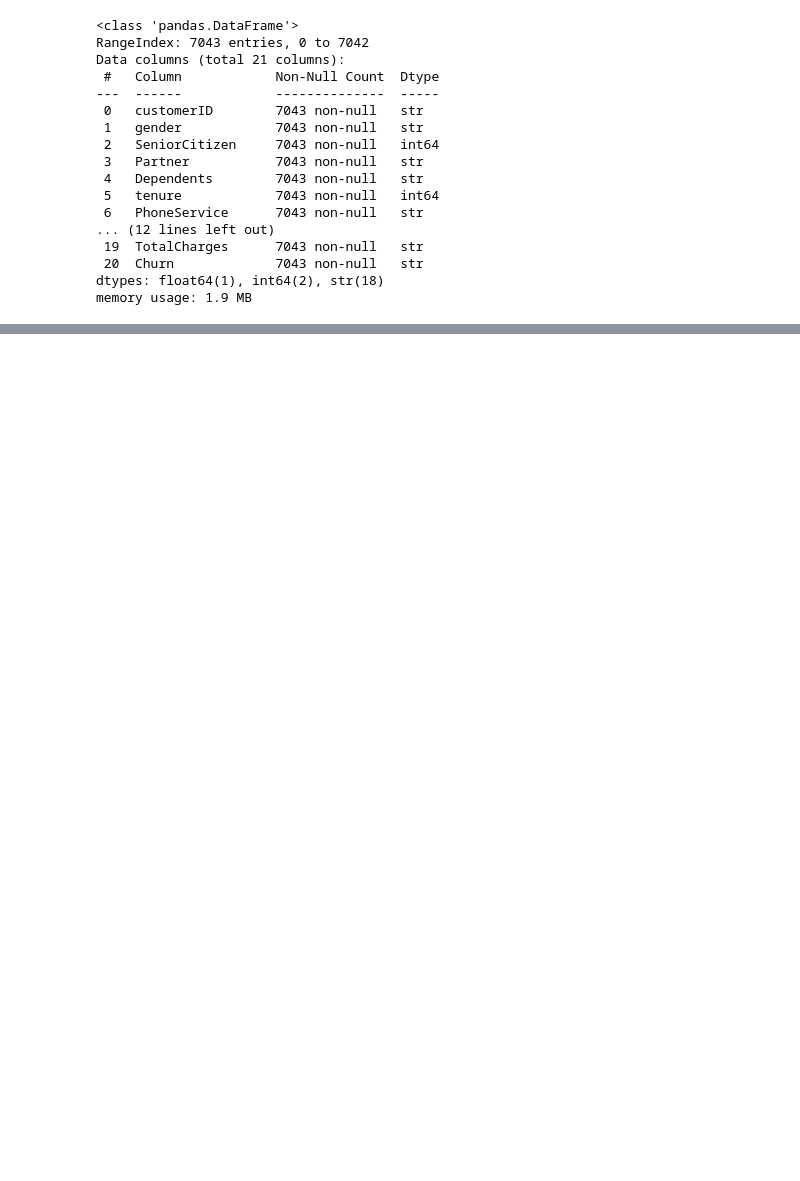
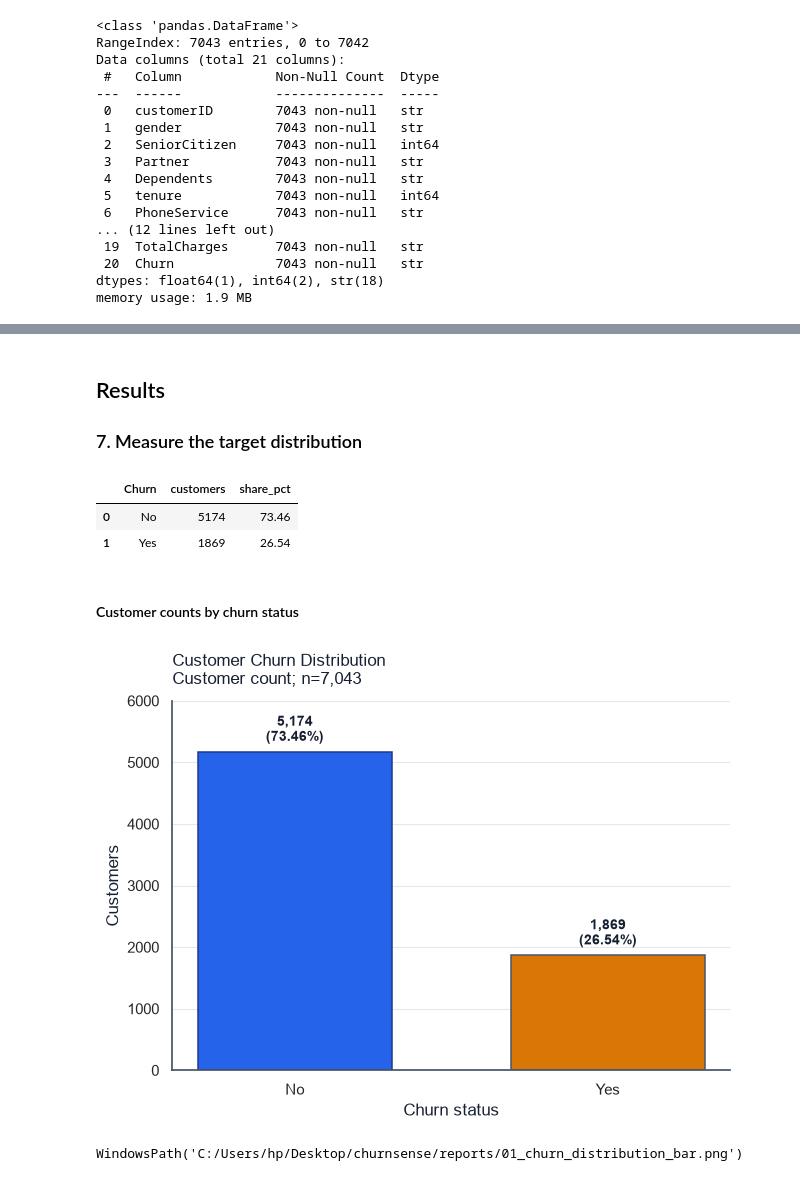
Before and after one commit to ThomasAquinas14/churnsense, a Jupyter notebook: notebooks/01_eda.ipynb, the cells around one changed output, grey strips where cells are left out. Drawn from its saved outputs; the diff is of its cells as text; code cells hidden in the pictures; blank space fills up the shorter version.

```diff
--- a/notebooks/01_eda.ipynb
+++ b/notebooks/01_eda.ipynb
@@ -84,0 +214,55 @@ Session 2 will extend this notebook with exploratory analysis, charts, business
+# %% [markdown]
+## Results
+
+### 7. Measure the target distribution
+# %%
+df["ChurnFlag"] = df["Churn"].eq("Yes").astype(int)
+
+churn_summary = (
+    df["Churn"]
+    .value_counts()
+    .reindex(["No", "Yes"])
+    .rename_axis("Churn")
+    .reset_index(name="customers")
+)
+churn_summary["share_pct"] = (
+    churn_summary["customers"].div(len(df)).mul(100).round(2)
+)
+churn_summary
+# %% [output]
+|  | Churn | customers | share_pct |
+| 0 | No | 5174 | 73.46 |
+| 1 | Yes | 1869 | 26.54 |
+# %% [markdown]
+#### Customer counts by churn status
+# %%
+fig, ax = plt.subplots(figsize=(7.2, 4.8))
+bars = ax.bar(
+    churn_summary["Churn"],
+    churn_summary["customers"],
+    color=[COLORS["blue"], COLORS["orange"]],
+    edgecolor=[COLORS["blue_dark"], COLORS["slate"]],
+    linewidth=1.1,
+    width=0.62,
+)
+ax.set_title("Customer Churn Distribution\nCustomer count; n=7,043", loc="left", pad=12)
+ax.set_xlabel("Churn status")
+ax.set_ylabel("Customers")
+ax.set_ylim(0, churn_summary["customers"].max() * 1.16)
+ax.grid(axis="x", visible=False)
+for bar, share in zip(bars, churn_summary["share_pct"]):
+    ax.text(
+        bar.get_x() + bar.get_width() / 2,
+        bar.get_height() + 110,
+        f"{int(bar.get_height()):,}\n({share:.2f}%)",
+        ha="center",
+        va="bottom",
+        fontweight="bold",
+    )
+sns.despine(ax=ax)
+bar_path = save_figure(fig, "01_churn_distribution_bar.png")
+plt.show()
+bar_path
+# %% [output]
+[figure, added]
+WindowsPath('C:/Users/hp/Desktop/churnsense/reports/01_churn_distribution_bar.png')
```
Also changed, not shown: parts of 45 cells of this notebook, 9 other files.
